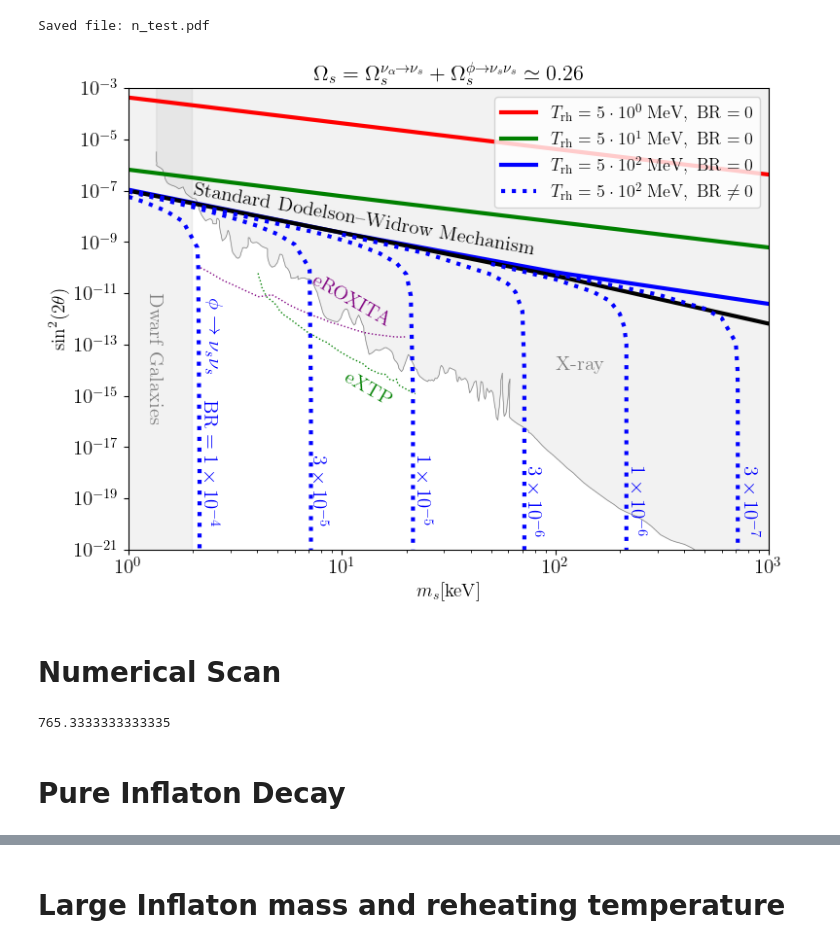
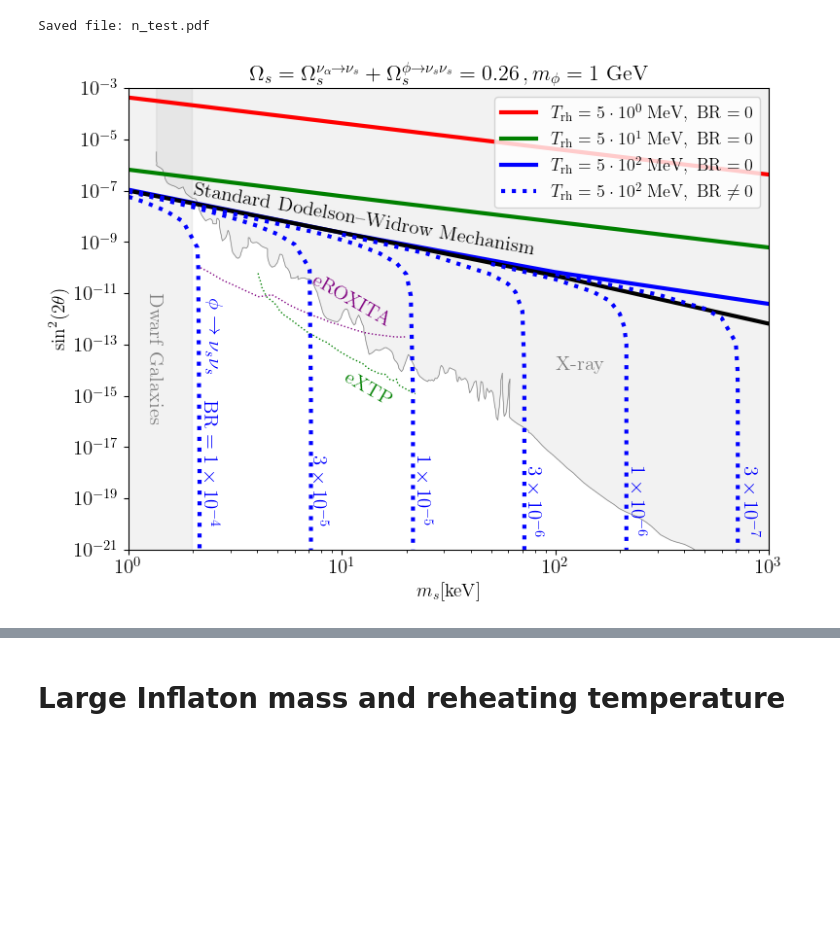
Before and after one commit to yongxuDM/Sterile-Neutrino, a Jupyter notebook: Sterile_Neutrino.ipynb, the cells around one changed output, grey strips where cells are left out. Saved outputs shown, nothing was run; the diff lists cells and outputs as text; code cells hidden in the pictures; blank space fills up the shorter version.

```diff
--- a/Sterile_Neutrino.ipynb
+++ b/Sterile_Neutrino.ipynb
@@ -1011,35 +1072,33 @@ plt.text(1*1e1, 0.4*1e-15, r'$\text{eXTP}$', rotation=-30, color = "g")
 plt.text(2, 3*1e-10, r'$\text{Standard Dodelson–Widrow Mechanism}$', rotation=-10, color = "black", size=15)
 
 plt.text(2.3*1e0, 1e-14, r'$\phi \to \nu_s \nu_s$', rotation=-90, color = "blue")
 
 plt.text(2.2*1e0, 1e-20, r'$\text{BR} =1\times 10^{-4}$', rotation=-90, color = "blue")
 
 plt.text(7.2*1e0, 1e-20, r'$3\times 10^{-5}$', rotation=-90, color = "blue")
 plt.text(22, 1e-20, r'$1\times 10^{-5}$', rotation=-90, color = "blue")
 plt.text(73, 4*1e-21, r'$3\times 10^{-6}$', rotation=-90, color = "blue")
 plt.text(221, 4*1e-21, r'$1\times 10^{-6}$', rotation=-90, color = "blue")
 plt.text(752, 4*1e-21, r'$3\times 10^{-7}$', rotation=-90, color = "blue")
 
 # plt.plot(7, 1e-12, marker='*', color='gold', markersize=20)
 
 #################################################################
 
 plt.xlabel(r'$m_s [\text{keV}]$', fontsize=14)
 plt.ylabel(r'$\sin^2(2\theta)$', fontsize=14)
 # plt.title(r'$Y_s m_s = 4.3\times10^{-10}~\text{GeV}; m_\phi =1~\text{GeV}$', fontsize=16)
 
-# plt.title(r'$\Omega_s= \Omega^{\nu_{\alpha} \to \nu_s}_s +\Omega^{\phi \to \nu_s \nu_s}_s =0.26;\,  m_\phi =1~\text{GeV}$', fontsize=16)
-plt.title(r'$\Omega_s= \Omega^{\nu_{\alpha} \to \nu_s}_s +\Omega^{\phi \to \nu_s \nu_s}_s \simeq 0.26$', fontsize=16)
+plt.title(r'$\Omega_s= \Omega^{\nu_{\alpha} \to \nu_s}_s +\Omega^{\phi \to \nu_s \nu_s}_s =0.26\,,  m_\phi =1~\text{GeV}$', fontsize=16)
+# plt.title(r'$\Omega_s= \Omega^{\nu_{\alpha} \to \nu_s}_s +\Omega^{\phi \to \nu_s \nu_s}_s \simeq 0.26$', fontsize=16)
 
 plt.legend()
 plt.xlim(1e0,1e3)
 plt.ylim(1e-21,1e-3)
 plt.legend(loc=1, prop={'size': 13} )
 
 plt.savefig("./PS_New.pdf", bbox_inches="tight")
 plt.tight_layout()
 plt.show()
 # %% [output]
-[figure, old version]
+[figure, new version]
-# %% [markdown]
-# Numerical Scan
@@ -1051,6 +1104,0 @@ def ms_fun(BR,  mphi_Trh_ratio):
-# %%
-ms_fun(3*1e-7,  2)/2.5
-# %% [output]
-765.3333333333335
-# %% [markdown]
-# Pure Inflaton Decay
```
Also changed, not shown: parts of 25 cells of this notebook.
